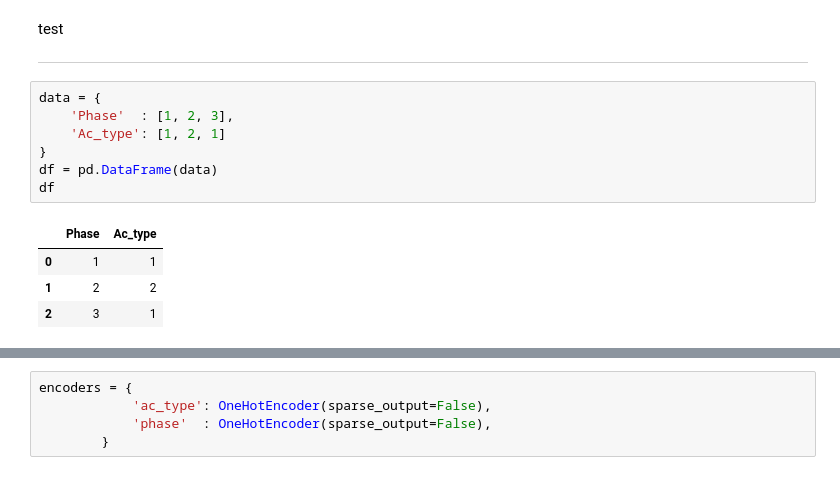
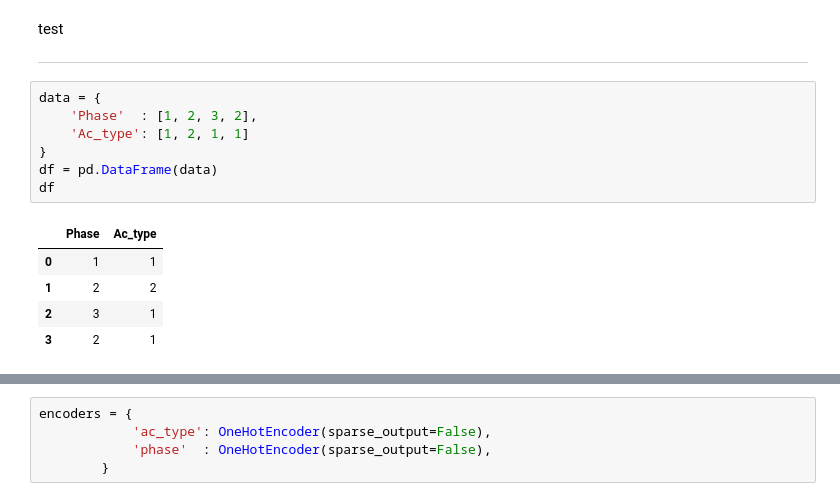
Before and after one commit to AnVuTrong/flight_prediction, a Jupyter notebook: notebook/notebook.ipynb, the cells around one changed output, grey strips where cells are left out. Cells and saved outputs as stored; diff of their text form.

```diff
--- a/notebook/notebook.ipynb
+++ b/notebook/notebook.ipynb
@@ -52,13 +52,14 @@ test
 ---
 # %%
 data = {
-	'Phase'  : [1, 2, 3],
-	'Ac_type': [1, 2, 1]
+	'Phase'  : [1, 2, 3, 2],
+	'Ac_type': [1, 2, 1, 1]
 }
 df = pd.DataFrame(data)
 df
 # %% [output]
 |  | Phase | Ac_type |
 | 0 | 1 | 1 |
 | 1 | 2 | 2 |
 | 2 | 3 | 1 |
+| 3 | 2 | 1 |
```
Also changed, not shown: parts of 2 cells of this notebook, 4 other files.
